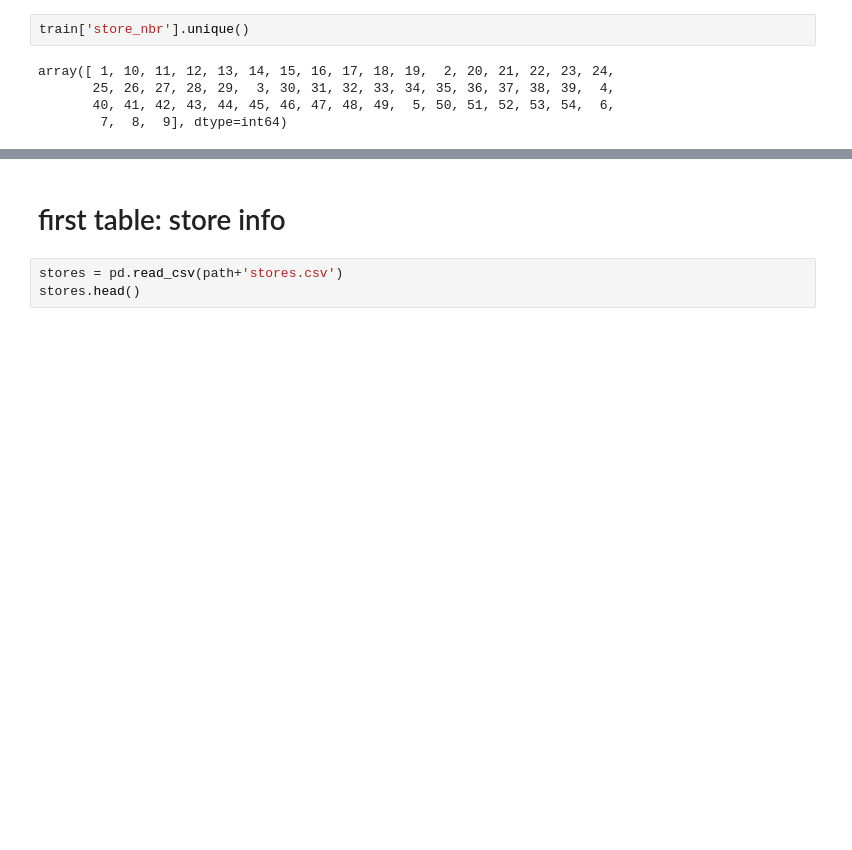
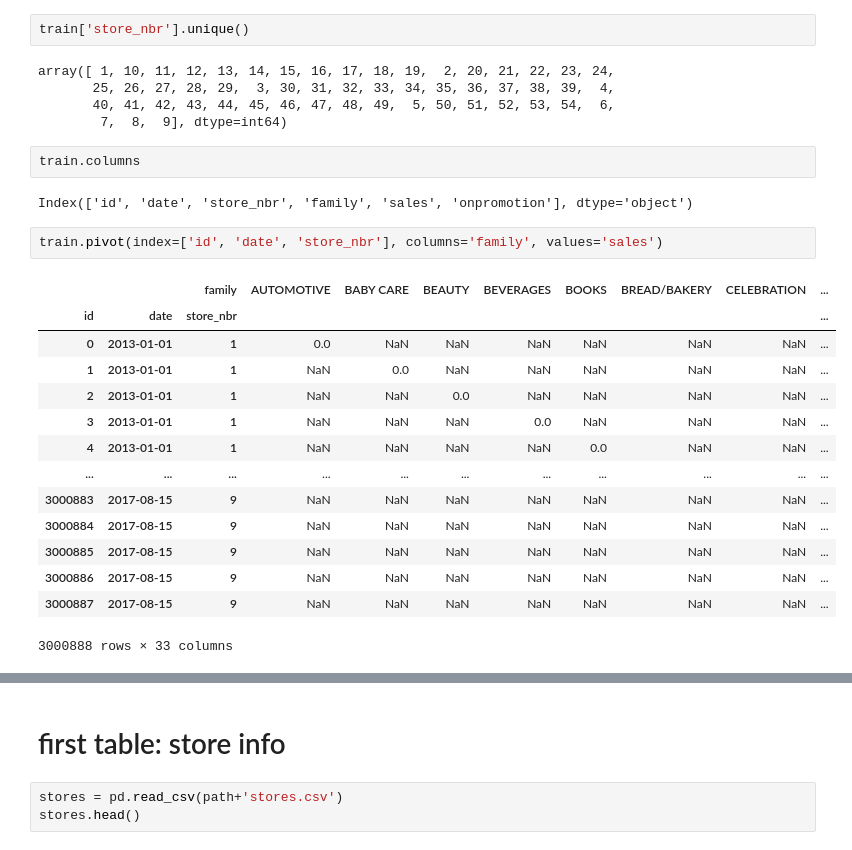
Before and after one commit to jiahui890/time-series-forecasting-store-sales, a Jupyter notebook: notebooks/generate_merged_dataset.ipynb, the cells around one changed output, grey strips where cells are left out. Cells and saved outputs as stored; diff of their text form; blank space fills up the shorter version.

```diff
--- a/notebooks/generate_merged_dataset.ipynb
+++ b/notebooks/generate_merged_dataset.ipynb
@@ -50,3 +60,24 @@ array([ 1, 10, 11, 12, 13, 14, 15, 16, 17, 18, 19,  2, 20, 21, 22, 23, 24,
        25, 26, 27, 28, 29,  3, 30, 31, 32, 33, 34, 35, 36, 37, 38, 39,  4,
        40, 41, 42, 43, 44, 45, 46, 47, 48, 49,  5, 50, 51, 52, 53, 54,  6,
         7,  8,  9], dtype=int64)
+# %%
+train.columns
+# %% [output]
+Index(['id', 'date', 'store_nbr', 'family', 'sales', 'onpromotion'], dtype='object')
+# %%
+train.pivot(index=['id', 'date', 'store_nbr'], columns='family', values='sales')
+# %% [output]
+|  |  | family | AUTOMOTIVE | BABY CARE | BEAUTY | BEVERAGES | BOOKS | BREAD/BAKERY | CELEBRATION | ... |
+| id | date | store_nbr |  |  |  |  |  |  |  | ... |
+| 0 | 2013-01-01 | 1 | 0.0 | NaN | NaN | NaN | NaN | NaN | NaN | ... |
+| 1 | 2013-01-01 | 1 | NaN | 0.0 | NaN | NaN | NaN | NaN | NaN | ... |
+| 2 | 2013-01-01 | 1 | NaN | NaN | 0.0 | NaN | NaN | NaN | NaN | ... |
+| 3 | 2013-01-01 | 1 | NaN | NaN | NaN | 0.0 | NaN | NaN | NaN | ... |
+| 4 | 2013-01-01 | 1 | NaN | NaN | NaN | NaN | 0.0 | NaN | NaN | ... |
+| ... | ... | ... | ... | ... | ... | ... | ... | ... | ... | ... |
+| 3000883 | 2017-08-15 | 9 | NaN | NaN | NaN | NaN | NaN | NaN | NaN | ... |
+| 3000884 | 2017-08-15 | 9 | NaN | NaN | NaN | NaN | NaN | NaN | NaN | ... |
+| 3000885 | 2017-08-15 | 9 | NaN | NaN | NaN | NaN | NaN | NaN | NaN | ... |
+| 3000886 | 2017-08-15 | 9 | NaN | NaN | NaN | NaN | NaN | NaN | NaN | ... |
+| 3000887 | 2017-08-15 | 9 | NaN | NaN | NaN | NaN | NaN | NaN | NaN | ... |
+3000888 rows × 33 columns
```
Also changed, not shown: parts of 2 cells of this notebook, 7 other files.
